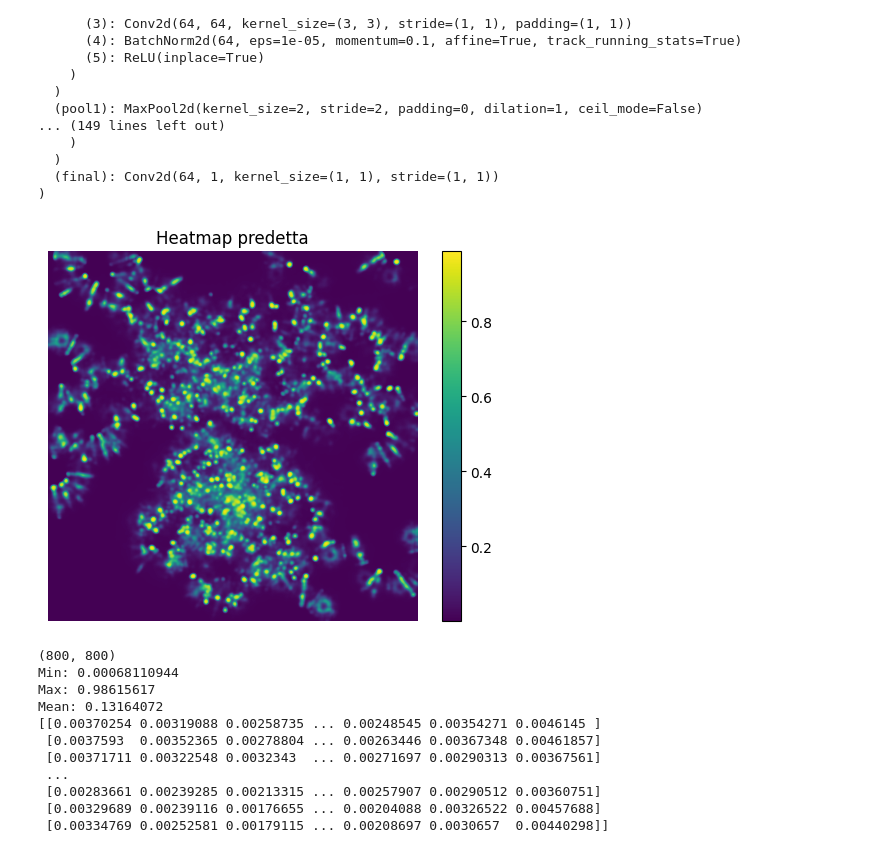
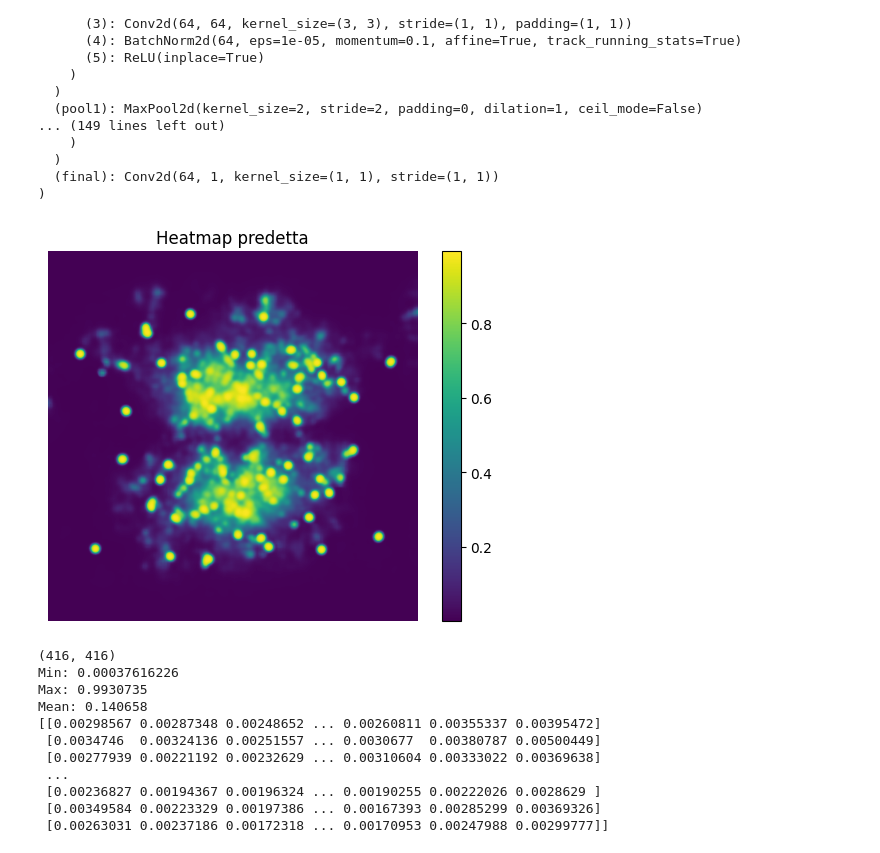
Before and after one commit to DanieleGhezzi25/A-Machine-Learning-Approach-for-Particle-Tracking-in-RICH-Detectors, a Jupyter notebook: UNet/SharedDataset/416px/inference_UNet416px.ipynb, the cells around one changed output. Drawn from its saved outputs; the diff is of its cells as text; code cells hidden in the pictures.

```diff
--- a/UNet/SharedDataset/416px/inference_UNet416px.ipynb
+++ b/UNet/SharedDataset/416px/inference_UNet416px.ipynb
@@ -12,7 +12,7 @@ device = 'cuda' if torch.cuda.is_available() else 'cpu'
 
 # Crea istanza modello (deve avere la stessa architettura usata in training)
 model = UNetWithAttention(in_channels=1, out_channels=1)
-model.load_state_dict(torch.load("best_unet4.pth", map_location=device))
+model.load_state_dict(torch.load("best_unet5.pth", map_location=device))
 model.to(device)
 model.eval()  # modalità valutazione (disabilita dropout, batchnorm, ecc)
 # %% [output]
@@ -34,43 +34,43 @@ UNetWithAttention(
   (final): Conv2d(64, 1, kernel_size=(1, 1), stride=(1, 1))
 )
 # %%
-img_path = '/user/gr1/delphi/dghezzi/UNet/Models/event_92.npy'
+img_path = '/user/gr1/delphi/dghezzi/SharedDataset_22500_2500_150_175_npy/UNet/416px/images/val/event_8.npy'
 
 img = np.load(img_path)  # shape atteso (H, W)
 img = img.astype(np.float32)  # assicurati che sia in float32
 img_tensor = torch.from_numpy(img).unsqueeze(0).unsqueeze(0).to(device)
 
 with torch.no_grad():
     outputs = model(img_tensor)  # shape attesa (1, 1, H, W)
     outputs = torch.sigmoid(outputs)  # applica sigmoid per ottenere valori tra 0 e 1
 
 outputs = outputs.squeeze(0).squeeze(0).cpu().numpy()  # rimuovi dimensioni non necessarie
 
 plt.imshow(outputs)
 plt.title("Heatmap predetta")
 plt.colorbar()
 plt.axis('off')
 plt.show()
 plt.imsave("heatmap_predetta.png", outputs)
 
 print(outputs.shape)
 print("Min:", outputs.min())
 print("Max:", outputs.max())
 print("Mean:", outputs.mean())
 print(outputs)
 # %% [output]
-[figure, old version]
+[figure, new version]
-(800, 800)
-Min: 0.00068110944
-Max: 0.98615617
-Mean: 0.13164072
-[[0.00370254 0.00319088 0.00258735 ... 0.00248545 0.00354271 0.0046145 ]
- [0.0037593  0.00352365 0.00278804 ... 0.00263446 0.00367348 0.00461857]
- [0.00371711 0.00322548 0.0032343  ... 0.00271697 0.00290313 0.00367561]
+(416, 416)
+Min: 0.00037616226
+Max: 0.9930735
+Mean: 0.140658
+[[0.00298567 0.00287348 0.00248652 ... 0.00260811 0.00355337 0.00395472]
+ [0.0034746  0.00324136 0.00251557 ... 0.0030677  0.00380787 0.00500449]
+ [0.00277939 0.00221192 0.00232629 ... 0.00310604 0.00333022 0.00369638]
  ...
- [0.00283661 0.00239285 0.00213315 ... 0.00257907 0.00290512 0.00360751]
- [0.00329689 0.00239116 0.00176655 ... 0.00204088 0.00326522 0.00457688]
- [0.00334769 0.00252581 0.00179115 ... 0.00208697 0.0030657  0.00440298]]
+ [0.00236827 0.00194367 0.00196324 ... 0.00190255 0.00222026 0.0028629 ]
+ [0.00349584 0.00223329 0.00197386 ... 0.00167393 0.00285299 0.00369326]
+ [0.00263031 0.00237186 0.00172318 ... 0.00170953 0.00247988 0.00299777]]
 # %%
 from UNet import infer_keypoints_from_image, img_kp_pred_and_gr, compute_pck_metrics, load_keypoints_from_csv
 
```
Also changed, not shown: parts of 1 cell of this notebook, 24 other files.
